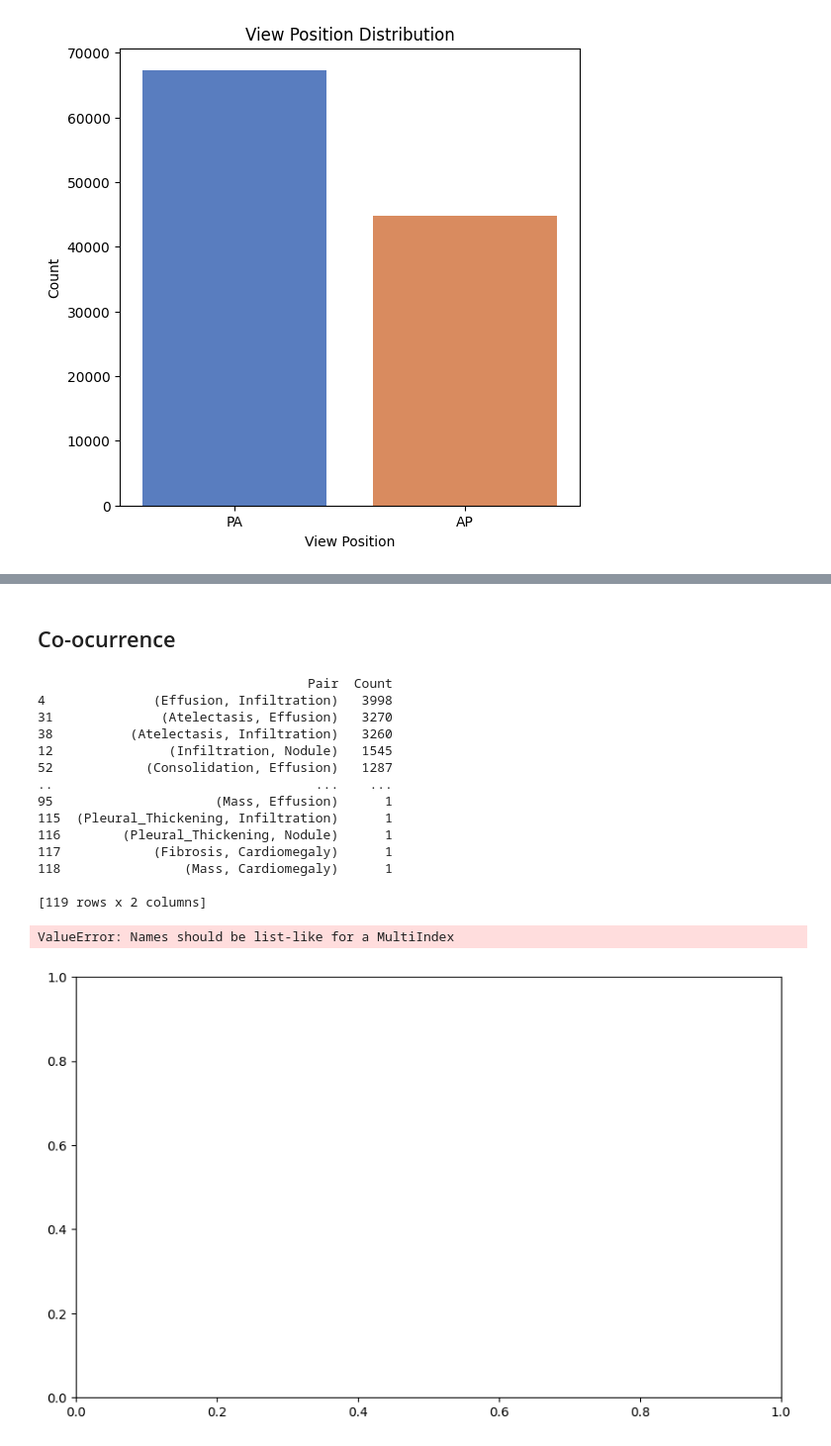
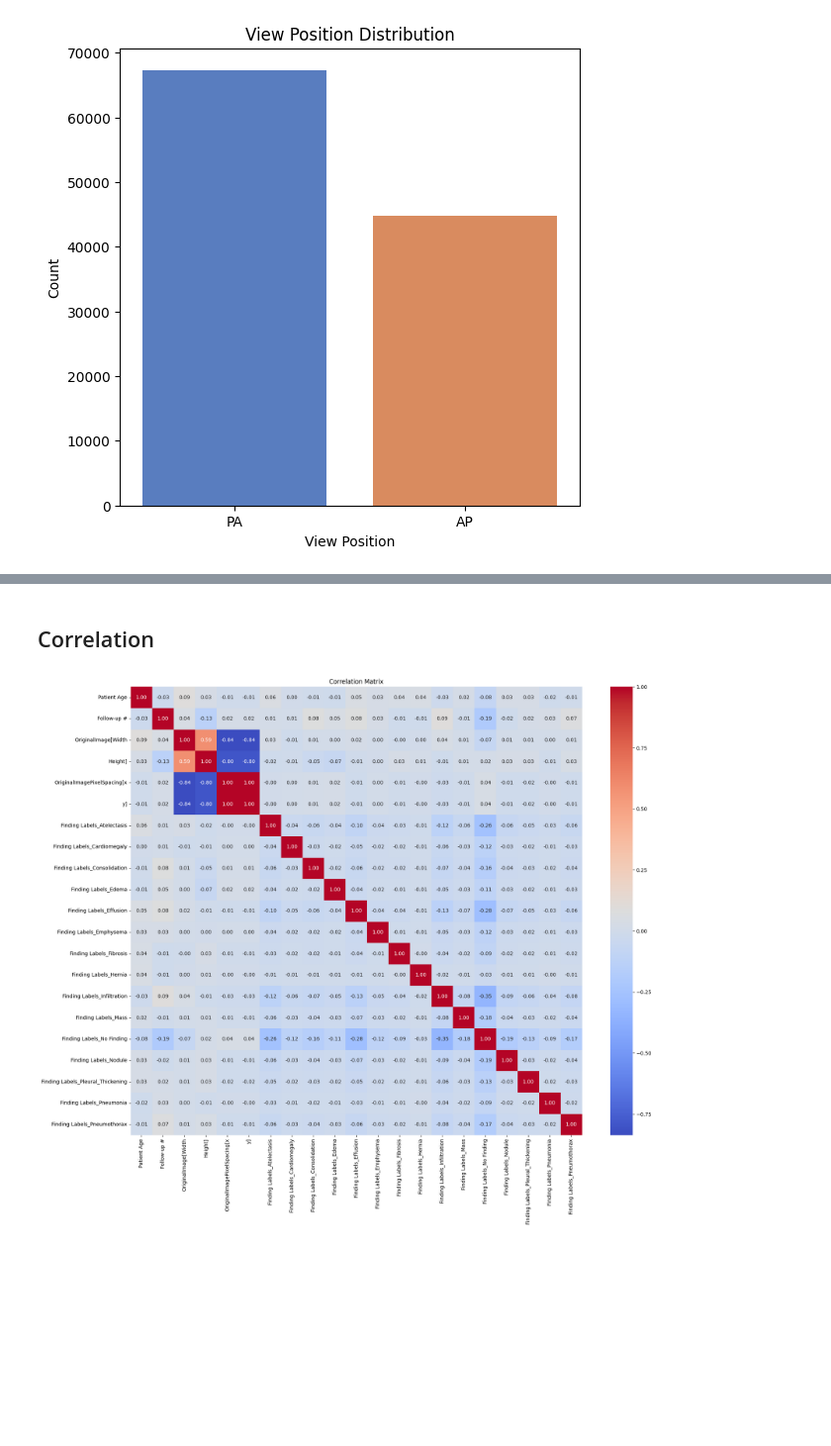
Before and after one commit to RodriguezMarta/ChestX-ray8_classification, a Jupyter notebook: notebooks/01_EDA.ipynb, the cells around one changed output, grey strips where cells are left out. Shown at 99% size. Saved outputs shown, nothing was run; the diff lists cells and outputs as text; code cells hidden in the pictures; blank space fills up the shorter version.

```diff
--- a/notebooks/01_EDA.ipynb
+++ b/notebooks/01_EDA.ipynb
@@ -173,42 +198,17 @@ plt.show()
-# %% [markdown]
-## Co-ocurrence
-# %%
-# Create a co-occurrence matrix
-from itertools import combinations
-from collections import Counter
-
-# Count label pairs
-pair_counts = Counter(
-    comb
-    for label_list in metadata_df['Labels List']
-    for comb in combinations(label_list, 2)
-)
-
-# Convert to DataFrame for plotting
-pair_df = pd.DataFrame(pair_counts.items(), columns=['Pair', 'Count'])
-pair_df = pair_df.sort_values(by='Count', ascending=False)
-print(pair_df)
-# Plot top 10 co-occurring pairs
-plt.figure(figsize=(10, 6))
-sns.barplot(x=pair_df['Count'][:10], y=pair_df['Pair'][:10], palette='cool')
-plt.title("Top 10 Co-occurring Disease Pairs")
-plt.xlabel("Count")
-plt.ylabel("Disease Pair")
-plt.show()
-# %% [output]
-                                   Pair  Count
-4              (Effusion, Infiltration)   3998
-31              (Atelectasis, Effusion)   3270
-38          (Atelectasis, Infiltration)   3260
-12               (Infiltration, Nodule)   1545
-52            (Consolidation, Effusion)   1287
-..                                  ...    ...
-95                     (Mass, Effusion)      1
-115  (Pleural_Thickening, Infiltration)      1
-116        (Pleural_Thickening, Nodule)      1
-117            (Fibrosis, Cardiomegaly)      1
-118                (Mass, Cardiomegaly)      1
-
-[119 rows x 2 columns]
-ValueError: Names should be list-like for a MultiIndex
-[figure, removed]
+# %% [markdown]
+## Correlation
+# %%
+metadata_expanded.columns
+metadata_df_encoded = pd.get_dummies(metadata_expanded, columns=['Finding Labels'])
+
+columns_of_interest = ['Patient Age', 'Follow-up #', 'OriginalImage[Width', 'Height]', 'OriginalImagePixelSpacing[x', 'y]'] + \
+                      [col for col in metadata_df_encoded.columns if col.startswith('Finding Labels_')]
+correlation_matrix = metadata_df_encoded[columns_of_interest].corr()
+
+# Crear el heatmap de correlación
+plt.figure(figsize=(20, 16))
+sns.heatmap(correlation_matrix, annot=True, cmap='coolwarm', fmt='.2f')
+plt.title('Correlation Matrix')
+plt.show()
+# %% [output]
+[figure, added]
```
Also changed, not shown: parts of 22 cells of this notebook, 29 other files.
